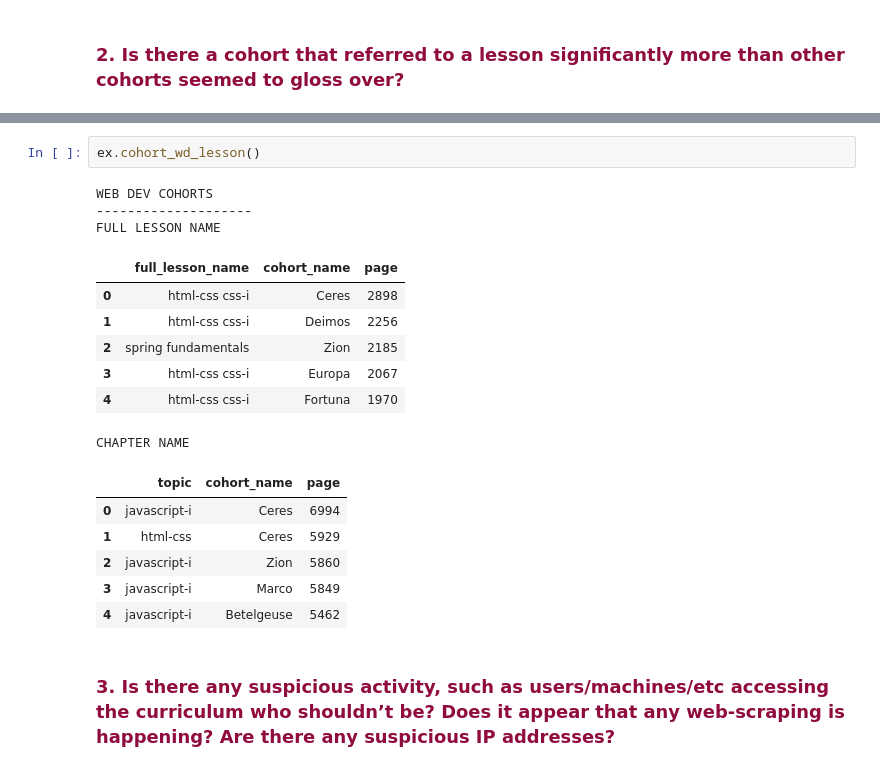
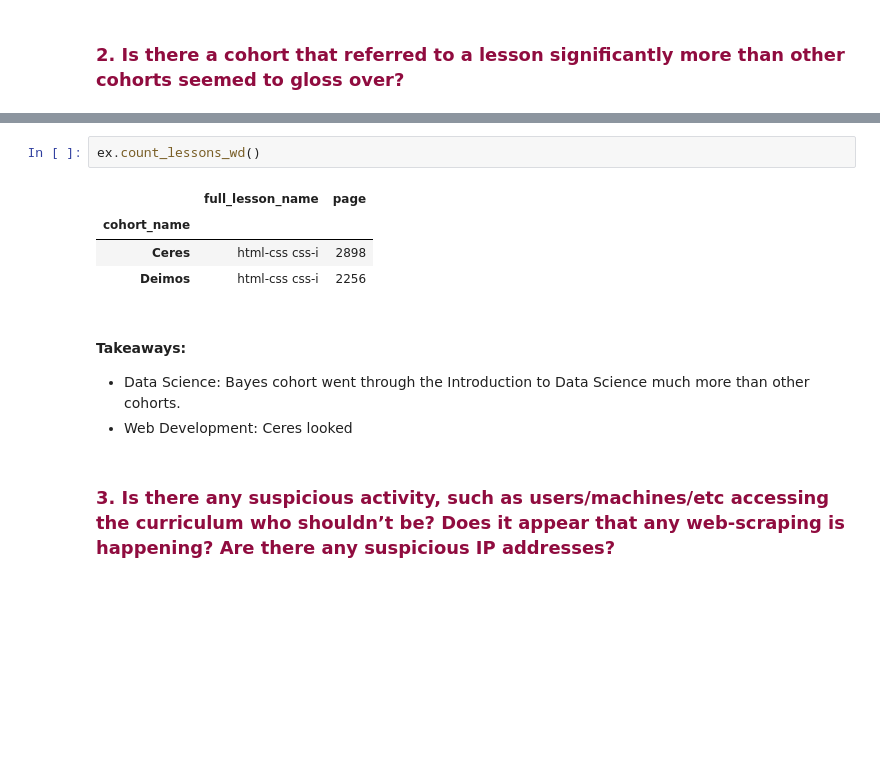
Before and after one commit to anomaly-detection-mirzahani/project, a Jupyter notebook: final-notebook.ipynb, the cells around one changed output, grey strips where cells are left out. Saved outputs shown, nothing was run; the diff lists cells and outputs as text; blank space fills up the shorter version.

```diff
--- a/final-notebook.ipynb
+++ b/final-notebook.ipynb
@@ -66,22 +52,14 @@ CHAPTER NAME
 # %%
-ex.cohort_wd_lesson()
+ex.count_lessons_wd()
 # %% [output]
-WEB DEV COHORTS
---------------------
-FULL LESSON NAME
-|  | full_lesson_name | cohort_name | page |
-| 0 | html-css css-i | Ceres | 2898 |
-| 1 | html-css css-i | Deimos | 2256 |
-| 2 | spring fundamentals | Zion | 2185 |
-| 3 | html-css css-i | Europa | 2067 |
-| 4 | html-css css-i | Fortuna | 1970 |
+|  | full_lesson_name | page |
+| cohort_name |  |  |
+| Ceres | html-css css-i | 2898 |
+| Deimos | html-css css-i | 2256 |
-CHAPTER NAME
-|  | topic | cohort_name | page |
-| 0 | javascript-i | Ceres | 6994 |
-| 1 | html-css | Ceres | 5929 |
-| 2 | javascript-i | Zion | 5860 |
-| 3 | javascript-i | Marco | 5849 |
-| 4 | javascript-i | Betelgeuse | 5462 |
+# %% [markdown]
+#### Takeaways:
+- Data Science: Bayes cohort went through the Introduction to Data Science much more than other cohorts.
+- Web Development: Ceres looked
 # %% [markdown]
 <h3 style="color:#900C3F;"> 3. Is there any suspicious activity, such as users/machines/etc accessing the curriculum who shouldn’t be? Does it appear that any web-scraping is happening? Are there any suspicious IP addresses?</h3>
 # %% [markdown]
```
Also changed, not shown: parts of 3 cells of this notebook.
